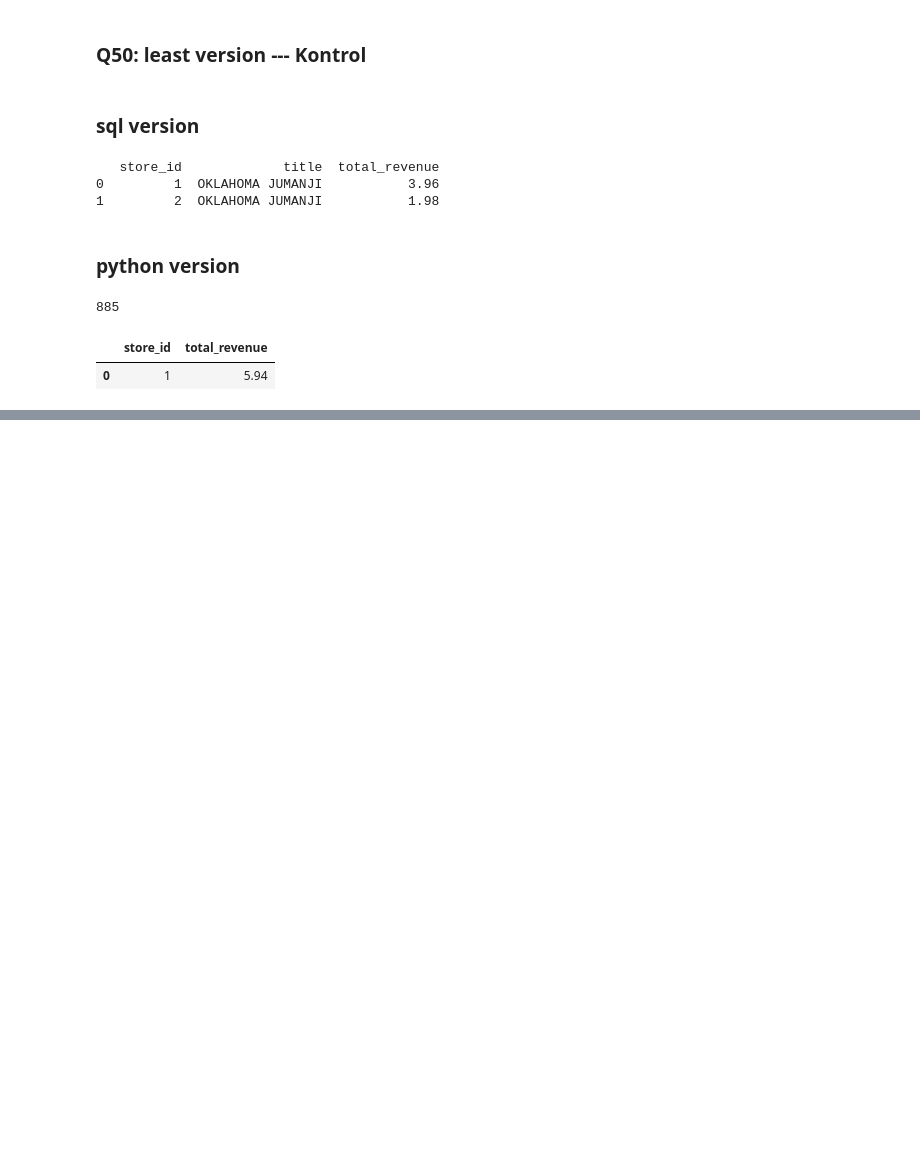
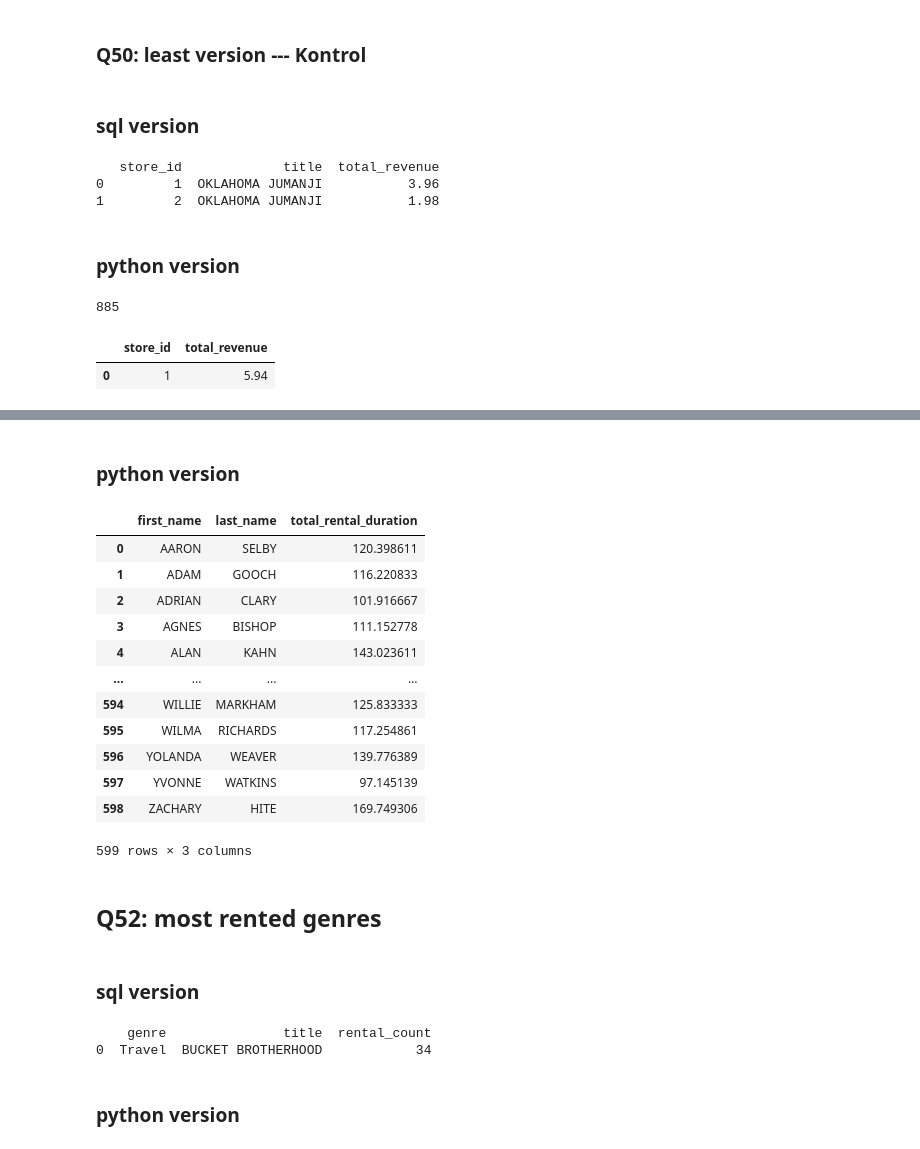
Before and after one commit to cenkerarin/lotus-practice, a Jupyter notebook: practice.ipynb, the cells around one changed output, grey strips where cells are left out. Saved outputs shown, nothing was run; the diff lists cells and outputs as text; code cells hidden in the pictures; blank space fills up the shorter version.

```diff
--- a/practice.ipynb
+++ b/practice.ipynb
@@ -2797,0 +2826,69 @@ stores_with_least_revenue_film_df
+# %% [markdown]
+### python version
+# %%
+rental_df = pd.read_sql_query("SELECT * FROM rental", conn)
+payment_df = pd.read_sql_query("SELECT * FROM payment", conn)
+film_df = pd.read_sql_query("SELECT * FROM film", conn)
+category_df = pd.read_sql_query("SELECT * FROM category", conn)
+film_category_df = pd.read_sql_query("SELECT * FROM film_category", conn)
+inventory_df = pd.read_sql_query("SELECT * FROM inventory", conn)
+customer_df = pd.read_sql_query("SELECT * FROM customer", conn)
+staff_df = pd.read_sql_query("SELECT * FROM staff", conn)
+store_df = pd.read_sql_query("SELECT * FROM store", conn)
+city_df = pd.read_sql_query("SELECT * FROM city", conn)
+address_df = pd.read_sql_query("SELECT * FROM address", conn)
+
+dropping_list = (film_df, category_df, film_category_df, inventory_df, rental_df, payment_df, customer_df, staff_df, store_df)
+
+for df in dropping_list:
+    if 'last_update' in df.columns:
+        df.drop('last_update', axis=1, inplace=True)
+# %%
+customer_rentals = (
+    customer_df
+    .merge(rental_df, on="customer_id")
+)
+# %%
+customer_rentals['total_rental_duration'] = (
+    (pd.to_datetime(customer_rentals['return_date']).sub(pd.to_datetime(customer_rentals['rental_date'])))
+    .dt.total_seconds() / (24 * 60 * 60)
+)
+# %%
+customer_rentals.groupby(["first_name", "last_name"])["total_rental_duration"].sum().reset_index()
+# %% [output]
+|  | first_name | last_name | total_rental_duration |
+| 0 | AARON | SELBY | 120.398611 |
+| 1 | ADAM | GOOCH | 116.220833 |
+| 2 | ADRIAN | CLARY | 101.916667 |
+| 3 | AGNES | BISHOP | 111.152778 |
+| 4 | ALAN | KAHN | 143.023611 |
+| ... | ... | ... | ... |
+| 594 | WILLIE | MARKHAM | 125.833333 |
+| 595 | WILMA | RICHARDS | 117.254861 |
+| 596 | YOLANDA | WEAVER | 139.776389 |
+| 597 | YVONNE | WATKINS | 97.145139 |
+| 598 | ZACHARY | HITE | 169.749306 |
+599 rows × 3 columns
+# %% [markdown]
+## Q52: most rented genres
+# %% [markdown]
+### sql version
+# %%
+query = """
+SELECT category.name AS genre, film.title, COUNT(rental.rental_id) AS rental_count
+FROM film
+JOIN film_category ON film.film_id = film_category.film_id
+JOIN category ON film_category.category_id = category.category_id
+JOIN inventory ON film.film_id = inventory.film_id
+JOIN rental ON inventory.inventory_id = rental.inventory_id
+GROUP BY category.name, film.title
+ORDER BY rental_count DESC
+LIMIT 1;
+"""
+df = pd.read_sql_query(query, conn)
+print(df)
+# %% [output]
+    genre               title  rental_count
+0  Travel  BUCKET BROTHERHOOD            34
+# %% [markdown]
+### python version
```
Also changed, not shown: parts of 5 cells of this notebook.
